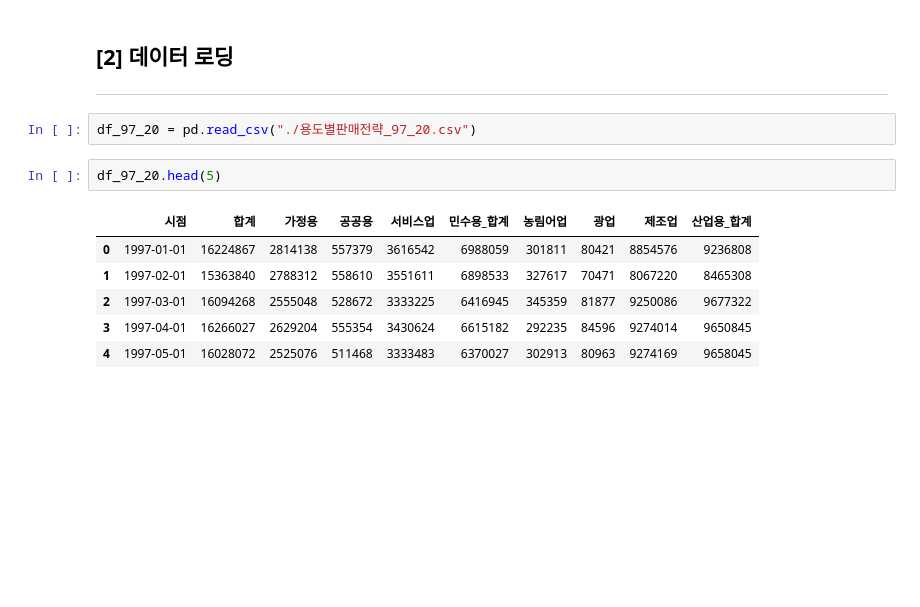
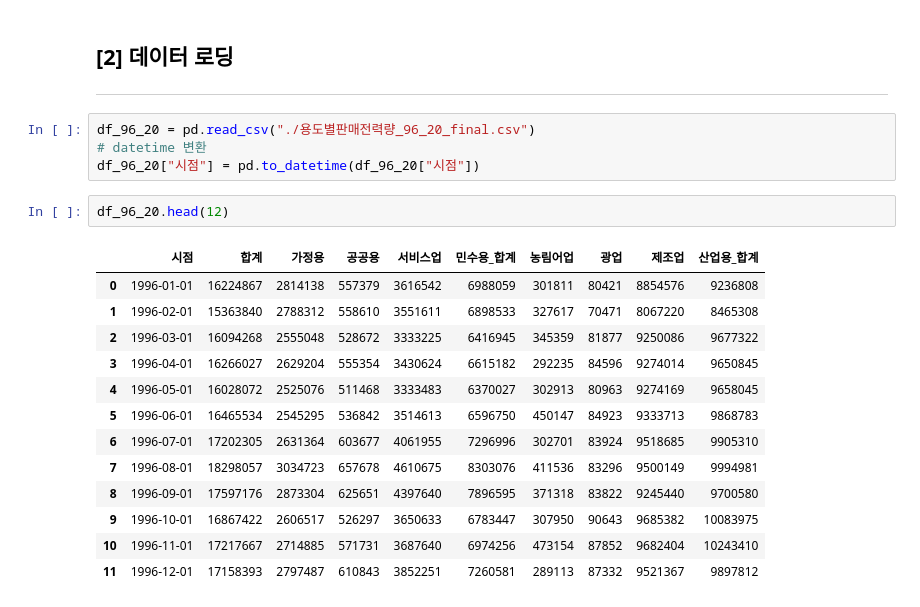
Before and after one commit to knu-tomato/bigstar-kogas, a Jupyter notebook: Preprocessing/Inuk/pre-missing-inuk.ipynb, the cells around one changed output. Saved outputs shown, nothing was run; the diff lists cells and outputs as text; blank space fills up the shorter version.

```diff
--- a/Preprocessing/Inuk/pre-missing-inuk.ipynb
+++ b/Preprocessing/Inuk/pre-missing-inuk.ipynb
@@ -13,13 +27,22 @@ import matplotlib.pyplot as plt
 ## [2] 데이터 로딩
 ---
 # %%
-df_97_20 = pd.read_csv("./용도별판매전략_97_20.csv")
+df_96_20 = pd.read_csv("./용도별판매전력량_96_20_final.csv")
+# datetime 변환
+df_96_20["시점"] = pd.to_datetime(df_96_20["시점"])
 # %%
-df_97_20.head(5)
+df_96_20.head(12)
 # %% [output]
 |  | 시점 | 합계 | 가정용 | 공공용 | 서비스업 | 민수용_합계 | 농림어업 | 광업 | 제조업 | 산업용_합계 |
-| 0 | 1997-01-01 | 16224867 | 2814138 | 557379 | 3616542 | 6988059 | 301811 | 80421 | 8854576 | 9236808 |
-| 1 | 1997-02-01 | 15363840 | 2788312 | 558610 | 3551611 | 6898533 | 327617 | 70471 | 8067220 | 8465308 |
-| 2 | 1997-03-01 | 16094268 | 2555048 | 528672 | 3333225 | 6416945 | 345359 | 81877 | 9250086 | 9677322 |
-| 3 | 1997-04-01 | 16266027 | 2629204 | 555354 | 3430624 | 6615182 | 292235 | 84596 | 9274014 | 9650845 |
-| 4 | 1997-05-01 | 16028072 | 2525076 | 511468 | 3333483 | 6370027 | 302913 | 80963 | 9274169 | 9658045 |
+| 0 | 1996-01-01 | 16224867 | 2814138 | 557379 | 3616542 | 6988059 | 301811 | 80421 | 8854576 | 9236808 |
+| 1 | 1996-02-01 | 15363840 | 2788312 | 558610 | 3551611 | 6898533 | 327617 | 70471 | 8067220 | 8465308 |
+| 2 | 1996-03-01 | 16094268 | 2555048 | 528672 | 3333225 | 6416945 | 345359 | 81877 | 9250086 | 9677322 |
+| 3 | 1996-04-01 | 16266027 | 2629204 | 555354 | 3430624 | 6615182 | 292235 | 84596 | 9274014 | 9650845 |
+| 4 | 1996-05-01 | 16028072 | 2525076 | 511468 | 3333483 | 6370027 | 302913 | 80963 | 9274169 | 9658045 |
+| 5 | 1996-06-01 | 16465534 | 2545295 | 536842 | 3514613 | 6596750 | 450147 | 84923 | 9333713 | 9868783 |
+| 6 | 1996-07-01 | 17202305 | 2631364 | 603677 | 4061955 | 7296996 | 302701 | 83924 | 9518685 | 9905310 |
+| 7 | 1996-08-01 | 18298057 | 3034723 | 657678 | 4610675 | 8303076 | 411536 | 83296 | 9500149 | 9994981 |
+| 8 | 1996-09-01 | 17597176 | 2873304 | 625651 | 4397640 | 7896595 | 371318 | 83822 | 9245440 | 9700580 |
+| 9 | 1996-10-01 | 16867422 | 2606517 | 526297 | 3650633 | 6783447 | 307950 | 90643 | 9685382 | 10083975 |
+| 10 | 1996-11-01 | 17217667 | 2714885 | 571731 | 3687640 | 6974256 | 473154 | 87852 | 9682404 | 10243410 |
+| 11 | 1996-12-01 | 17158393 | 2797487 | 610843 | 3852251 | 7260581 | 289113 | 87332 | 9521367 | 9897812 |
```
Also changed, not shown: parts of 4 cells of this notebook, 7 other files.
